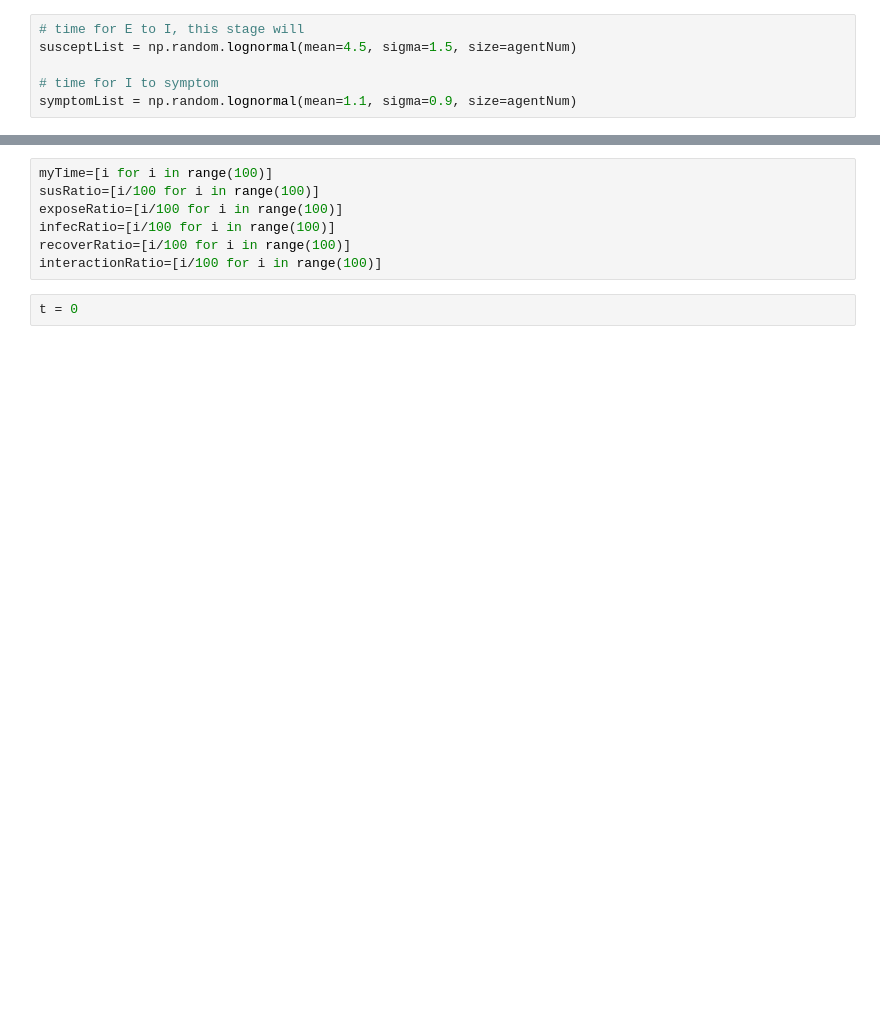
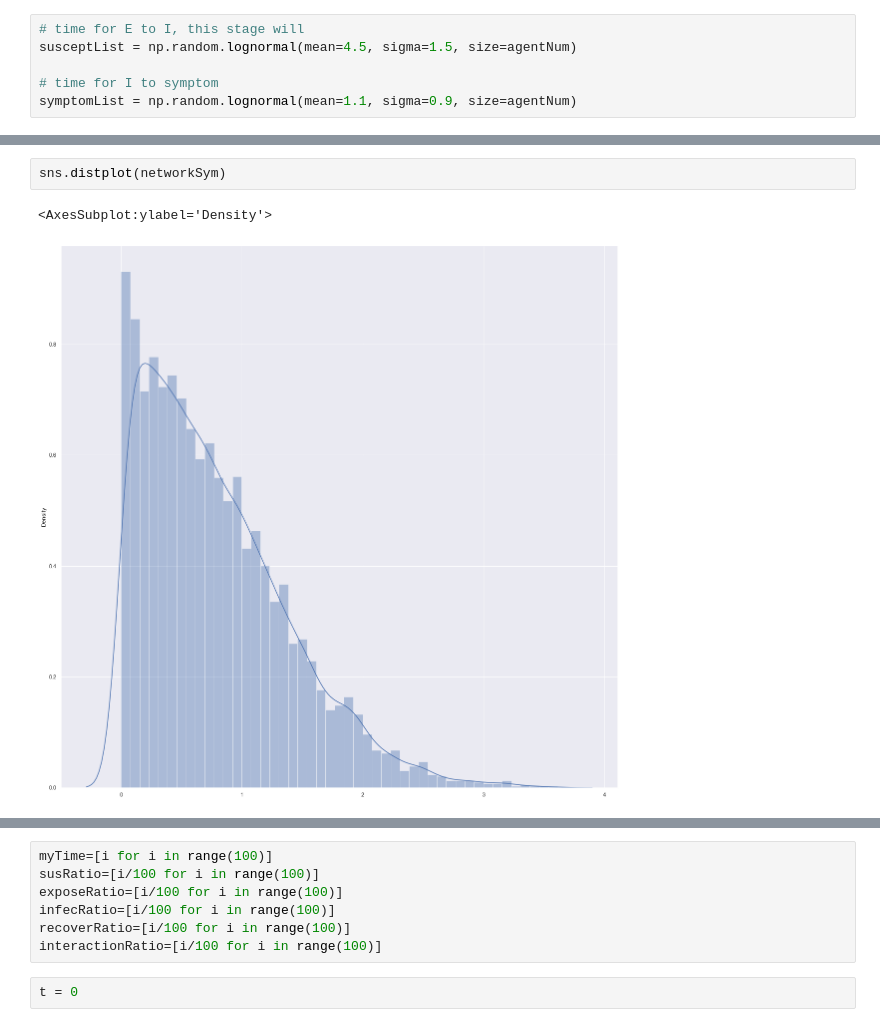
Before and after one commit to jligm-hash/5003grpProjects, a Jupyter notebook: oneCovid.ipynb, the cells around one changed output, grey strips where cells are left out. Cells and saved outputs as stored; diff of their text form; blank space fills up the shorter version.

```diff
--- a/oneCovid.ipynb
+++ b/oneCovid.ipynb
@@ -45,0 +68,5 @@ axs.hist(susceptList)
+# %%
+sns.distplot(networkSym)
+# %% [output]
+<AxesSubplot:ylabel='Density'>
+[figure, added]
```
Also changed, not shown: parts of 20 cells of this notebook.
